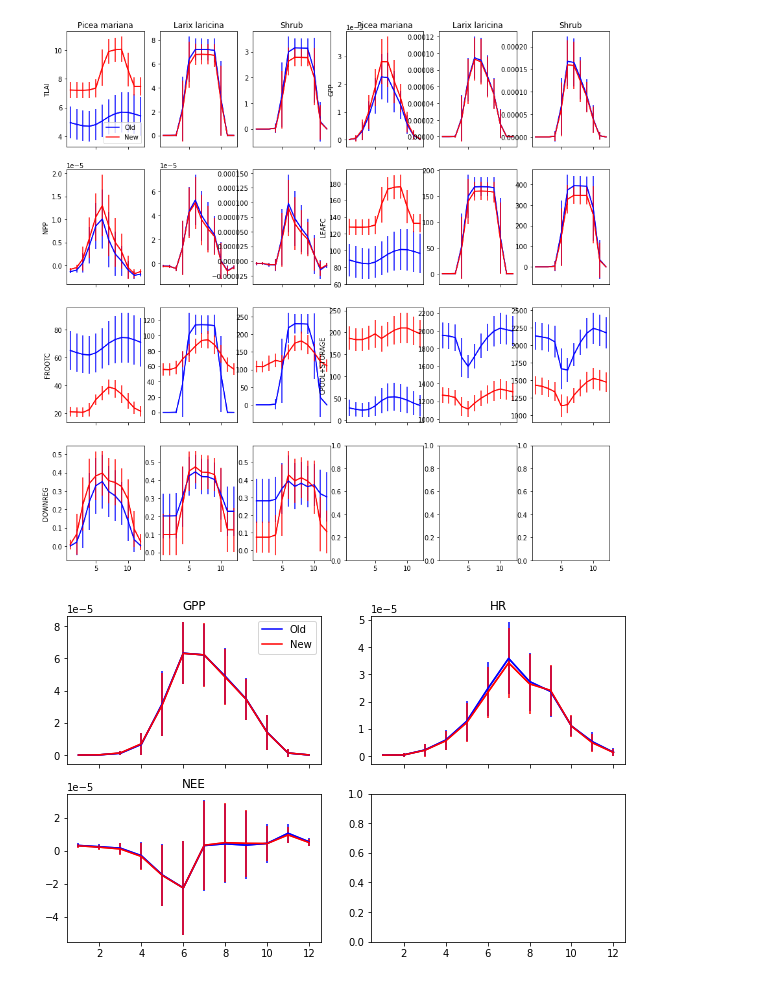
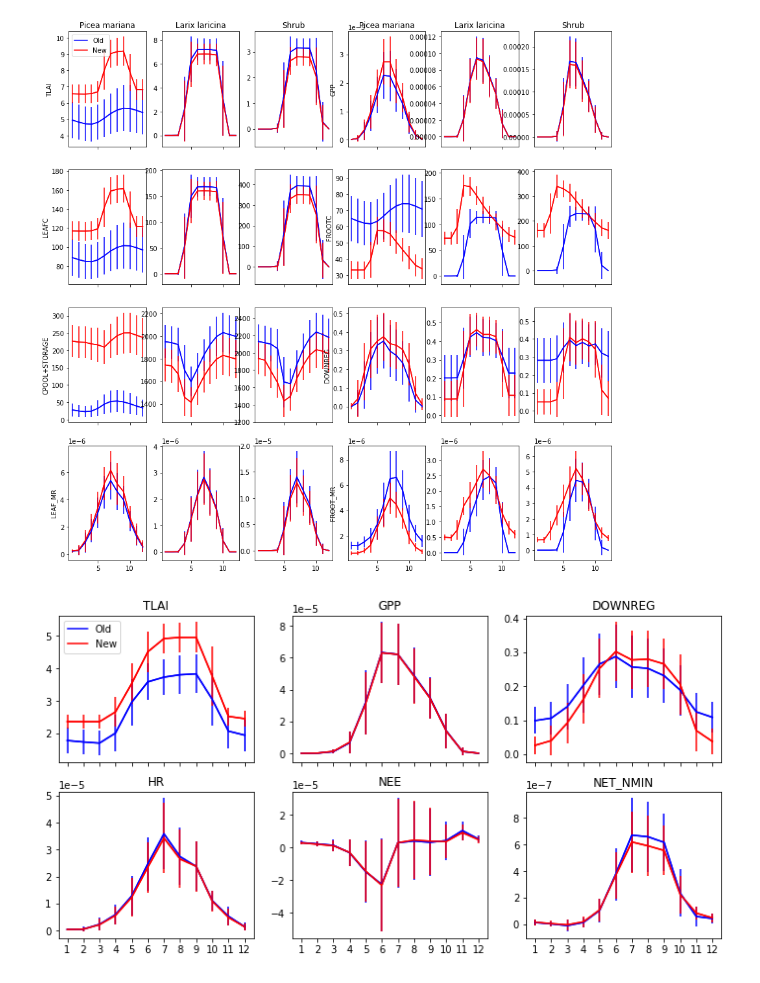
Before and after one commit to ypwong22/elm_nutrients, a Jupyter notebook: plot_carbon_cycle.ipynb, the cells around one changed output. Drawn from its saved outputs; the diff is of its cells as text; code cells hidden in the pictures.

```diff
--- a/plot_carbon_cycle.ipynb
+++ b/plot_carbon_cycle.ipynb
@@ -12,7 +13,7 @@ data_collection = {}
 for prefix, name in zip(['20230526', '20230623'], ['Old', 'New']):
     data_collection[name] = read_extract_sims_ts(prefix)
 # %%
-var_list = ['TLAI', 'GPP', 'NPP', 'LEAFC', 'FROOTC', 'CPOOL+STORAGE', 'DOWNREG'] #'LEAFC_ALLOC', 'FROOTC_ALLOC', 'CPOOL_TO_LEAFC_STORAGE', 'CPOOL_TO_FROOTC_STORAGE']
+var_list = ['TLAI', 'GPP', 'LEAFC', 'FROOTC', 'CPOOL+STORAGE', 'DOWNREG', 'LEAF_MR', 'FROOT_MR'] #'LEAFC_ALLOC', 'FROOTC_ALLOC', 'CPOOL_TO_LEAFC_STORAGE', 'CPOOL_TO_FROOTC_STORAGE', 'NPP']
 pft_list = [2, 3, 11]
 pft_names = ['Picea mariana', 'Larix laricina', 'Shrub']
 
@@ -60,46 +61,47 @@ for i, var in enumerate(var_list):
 plt.savefig(os.path.join(path_out, f'plot_carbon_cycle_compare_seasonality.png'),
             dpi = 600., bbox_inches = 'tight')
 # %% [output]
-[figure, old version]
+[figure, new version]
 # %%
 #var_list = ['TSOI_3', 'SWC_1', 'HR', 'NEE', 'NET_NMIN', 'BTRAN']
-var_list = ['GPP', 'HR', 'NEE']
+var_list = ['TLAI', 'GPP', 'DOWNREG', 'HR', 'NEE', 'NET_NMIN'] # , 'BTRAN']
 
-#fig, axes = plt.subplots(2, 3, figsize = (10, 6), sharex = True)
-fig, axes = plt.subplots(2, 2, figsize = (10, 6), sharex = True)
+fig, axes = plt.subplots(2, 3, figsize = (12, 6), sharex = True)
+#fig, axes = plt.subplots(2, 2, figsize = (10, 6), sharex = True)
 
 for i, var in enumerate(var_list):
     ax = axes.flat[i]
 
     for name, color in zip(['Old', 'New'], ['b', 'r']):
 
         temp0 = data_collection[name]
 
-        if var == 'GPP':
+        if var in ['TLAI', 'GPP', 'NPP', 'DOWNREG']:
             temp = {}
-            for pft in [2, 3, 11]:
+            for pft in [2, 3, 11, 12]:
                 temp[pft] = temp0.loc[:, (slice(None), var, pft, 'hummock')] * 0.64 + \
                             temp0.loc[:, (slice(None), var, pft, 'hollow')].values * 0.36
             temp = temp[2] * 0.36 + temp[3].values * 0.14 + temp[11].values * 0.25
         else:
             temp = temp0.loc[:, (slice(None), var, 0, 'hummock')] * 0.64 + \
                 temp0.loc[:, (slice(None), var, 0, 'hollow')].values * 0.36
 
         temp_mean = temp.groupby(temp.index.month).mean().mean(axis = 1)
         temp_std = temp.groupby(temp.index.month).apply(lambda x: x.values.reshape(-1).std())
 
         ## normalize to annual average = 1
         #temp_std = temp_std / temp_mean.mean()
         #temp_mean = temp_mean / temp_mean.mean()
 
         ax.plot(range(1, 13), temp_mean, '-', color = color, label = name)
         ax.errorbar(range(1, 13), temp_mean, yerr = temp_std, ls = '-', color = color)
 
     ax.set_title(var)
+    ax.set_xticks(range(1, 13))
     if i == 0:
         ax.legend()
 
 plt.savefig(os.path.join(path_out, f'plot_carbon_cycle_compare_seasonality2.png'),
             dpi = 600., bbox_inches = 'tight')
 # %% [output]
-[figure, old version]
+[figure, new version]
```
Also changed, not shown: parts of 7 cells of this notebook, 19 other files.
